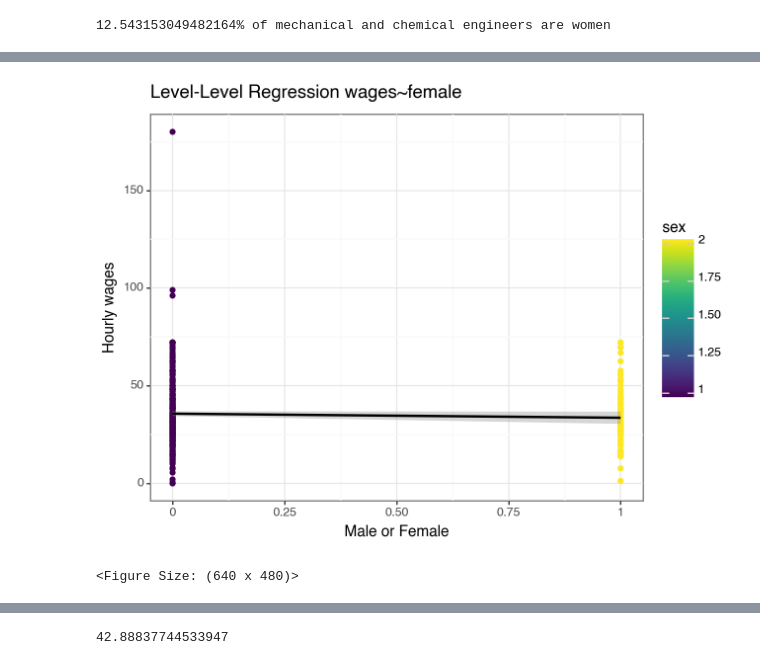
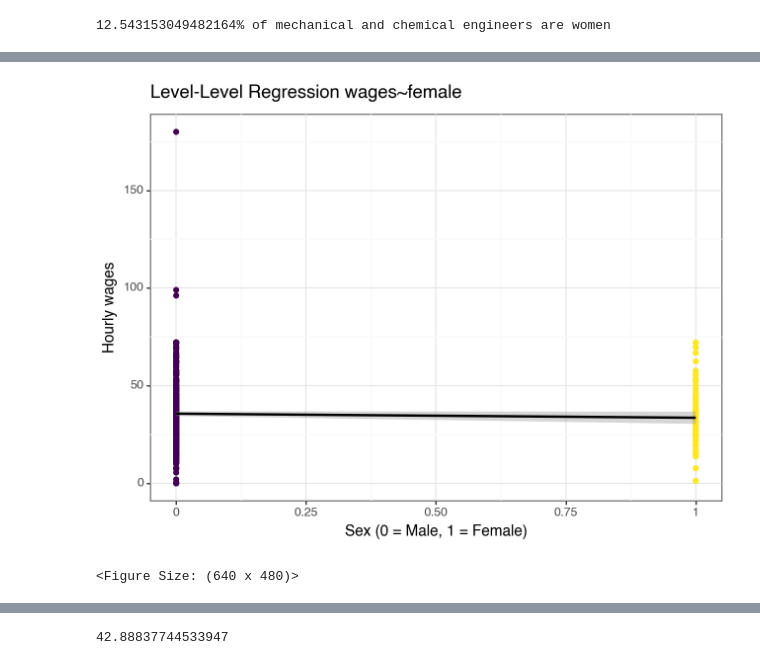
Before and after one commit to corinne167225/DataAnalysis2, a Jupyter notebook: Assignment1.ipynb, the cells around one changed output, grey strips where cells are left out. Saved outputs shown, nothing was run; the diff lists cells and outputs as text; code cells hidden in the pictures.

Commit message:
finishing up regressions and summmaries

```diff
--- a/Assignment1.ipynb
+++ b/Assignment1.ipynb
@@ -177,11 +188,11 @@ Notes:
 # %%
 #level-level regresssion. It is easy to see that there doesn't seem to be much variation in the wages between males
 #and females, especially when you know that only about 12% of the engineers are women. There is a very slight
 #negative slope of -2.0821. The regression line also only counts for about .2% of the data- which is very small.
-ggplot(data)+ aes(x = 'female', y= 'w', color = 'sex')+theme_bw()+geom_point()+geom_smooth(method = 'lm')+\
-labs(title = 'Level-Level Regression wages~female', x = 'Male or Female', y = 'Hourly wages')
+ggplot(data)+ aes(x = 'female', y= 'w', color = 'sex')+theme_bw()+geom_point()+geom_smooth(method = 'lm')+theme(legend_position='none')+\
+labs(title = 'Level-Level Regression wages~female', x = 'Sex (0 = Male, 1 = Female)', y = 'Hourly wages')
 # %% [output]
-[figure, old version]
+[figure, new version]
 <Figure Size: (640 x 480)>
 # %%
 #Earnings and females (log-level regression)
```
Also changed, not shown: parts of 23 cells of this notebook, 1 other file.
